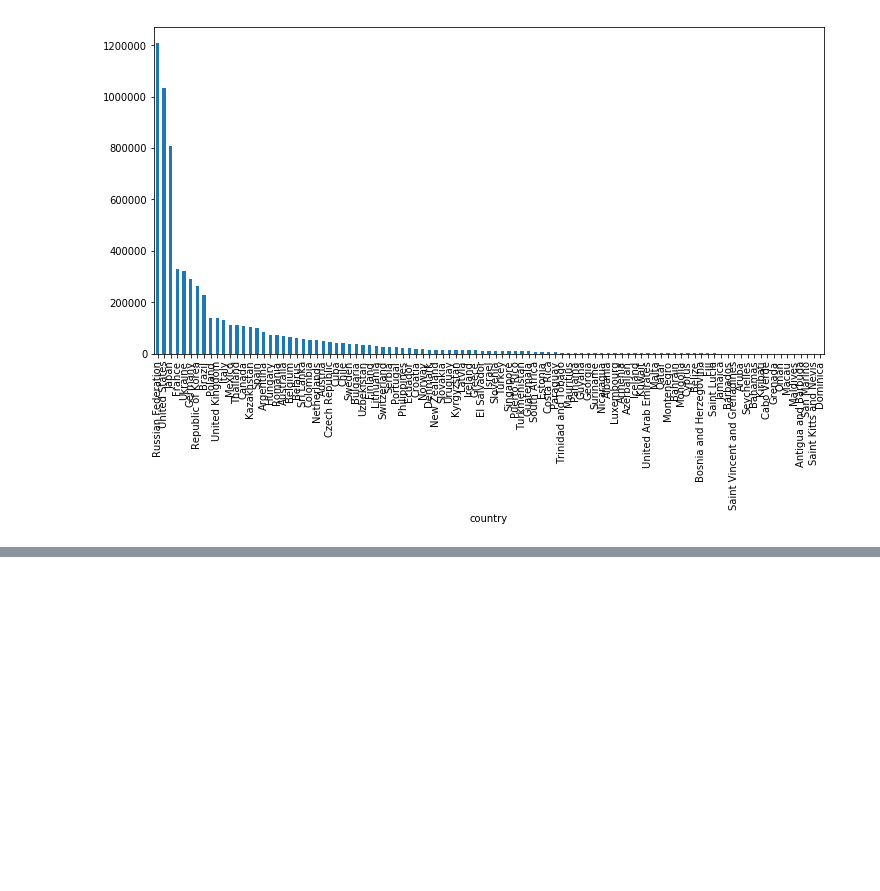
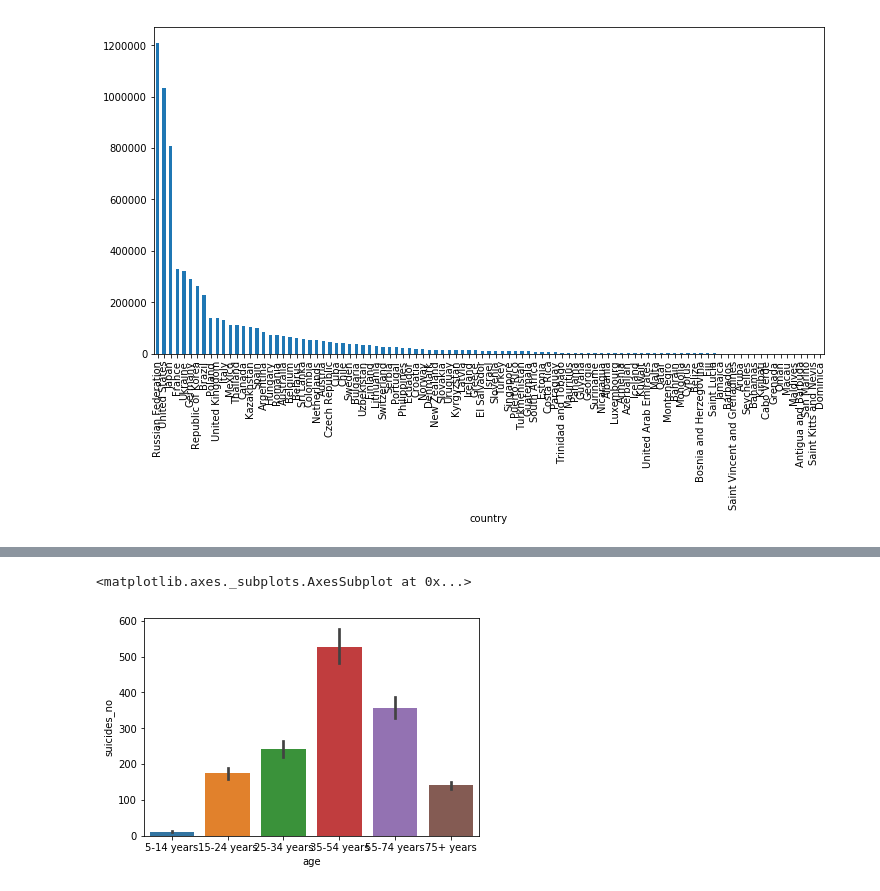
Before and after one commit to jerico/eskwelabs-kaggle-graph, a Jupyter notebook: SuicideData.ipynb, the cells around one changed output, grey strips where cells are left out. Drawn from its saved outputs; the diff is of its cells as text; code cells hidden in the pictures; blank space fills up the shorter version.

```diff
--- a/SuicideData.ipynb
+++ b/SuicideData.ipynb
@@ -43,0 +54,14 @@ Generation
+# %%
+#Total Number of Suicides Per Age Group Since Year xx
+
+#Pyplot Version
+#Sorted descending
+#plt.figure(figsize=(12,6))
+#df.groupby('age')['suicides_no'].sum().sort_values(ascending=False).plot.bar()
+
+#Seaborn Version
+#Sorted according to age group
+sns.barplot(data=df, x="age", y="suicides_no", order=["5-14 years","15-24 years","25-34 years", "35-54 years", "55-74 years", "75+ years"])
+# %% [output]
+<matplotlib.axes._subplots.AxesSubplot at 0x...>
+[figure, added]
```
Also changed, not shown: parts of 5 cells of this notebook.
